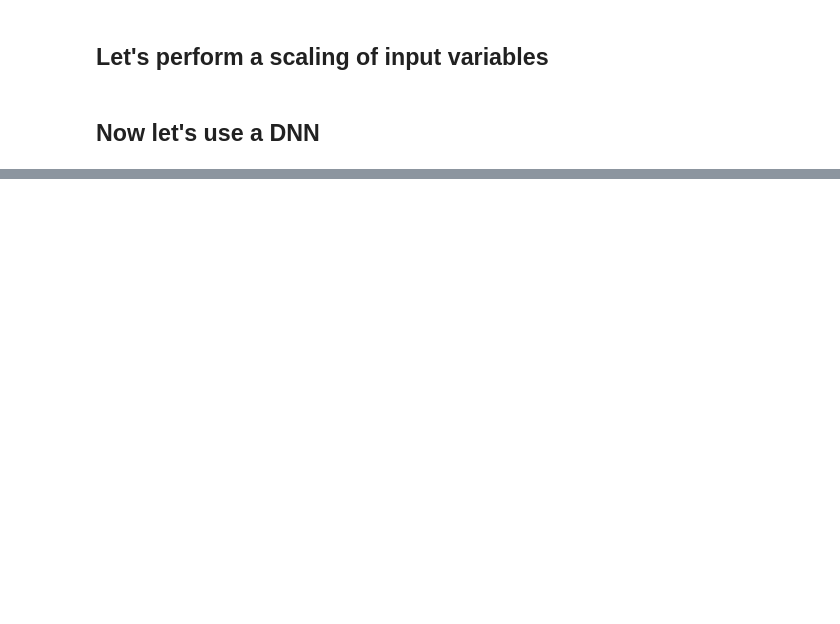
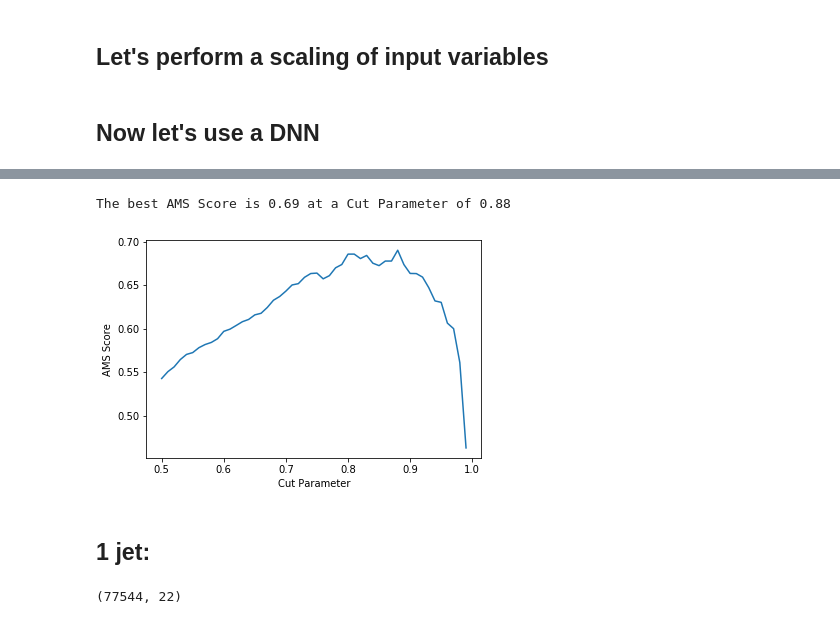
Before and after one commit to JustWhit3/higgs-decay-classification, a Jupyter notebook: Program.ipynb, the cells around one changed output, grey strips where cells are left out. Drawn from its saved outputs; the diff is of its cells as text; code cells hidden in the pictures; blank space fills up the shorter version.

```diff
--- a/Program.ipynb
+++ b/Program.ipynb
@@ -248,0 +279,5 @@ Mean absolute error: 0.17
+# %%
+standard_2jets = StandardScaler()
+standard_2jets.fit(X_2jets)
+X_2jets_standard = standard_2jets.transform(X_2jets)
+X_val_2jets_standard = standard_2jets.transform(X_val_2jets)
@@ -248,0 +288,19 @@ Mean absolute error: 0.17
+# %%
+model_2 = Sequential()
+l1_lambda = 0.0001
+dropout=0.2
+model_2.add(Dense(units=128, activation='relu', kernel_regularizer=l1(l1_lambda), input_dim=30))
+model_2.add(Dropout(dropout))
+model_2.add(Dense(units=64, activation='relu', kernel_regularizer=l1(l1_lambda)))
+model_2.add(Dropout(dropout))
+model_2.add(Dense(units=32, activation='relu', kernel_regularizer=l1(l1_lambda)))
+model_2.add(Dropout(dropout))
+model_2.add(Dense(units=16, activation='relu', kernel_regularizer=l1(l1_lambda)))
+model_2.add(Dropout(dropout))
+model_2.add(Dense(units=8, activation='relu', kernel_regularizer=l1(l1_lambda)))
+model_2.add(Dropout(dropout))
+model_2.add(Dense(units=4, activation='relu', kernel_regularizer=l1(l1_lambda)))
+model_2.add(Dropout(dropout))
+model_2.add(Dense(units=2, activation='softmax'))
+
+model_2.summary()
@@ -248,0 +325,9 @@ Mean absolute error: 0.17
+# %%
+model_2.compile(optimizer='adagrad', #adagrad is the best one for this classification.
+              loss='categorical_crossentropy', #This seems one of the best loss function.
+              metrics=['accuracy'])
+# %%
+history_2 = model_2.fit(X_2jets_standard, y_train_2jets, batch_size=512, epochs=100, verbose=1,
+                  validation_data=(X_val_2jets_standard, y_val_2jets))
+
+y_pred_2 = model_2.predict(X_val_2jets_standard)
@@ -248,0 +352,7 @@ Mean absolute error: 0.17
+# %%
+plot_AMS(y_pred_2, y_val_2jets, weights_2jets)
+# %% [output]
+The best AMS Score is 0.69 at a Cut Parameter of 0.88
+[figure, added]
+# %% [markdown]
+## 1 jet:
@@ -248,0 +364,4 @@ Mean absolute error: 0.17
+# %%
+X_1jet.shape
+# %% [output]
+(77544, 22)
```
Also changed, not shown: parts of 52 cells of this notebook.
